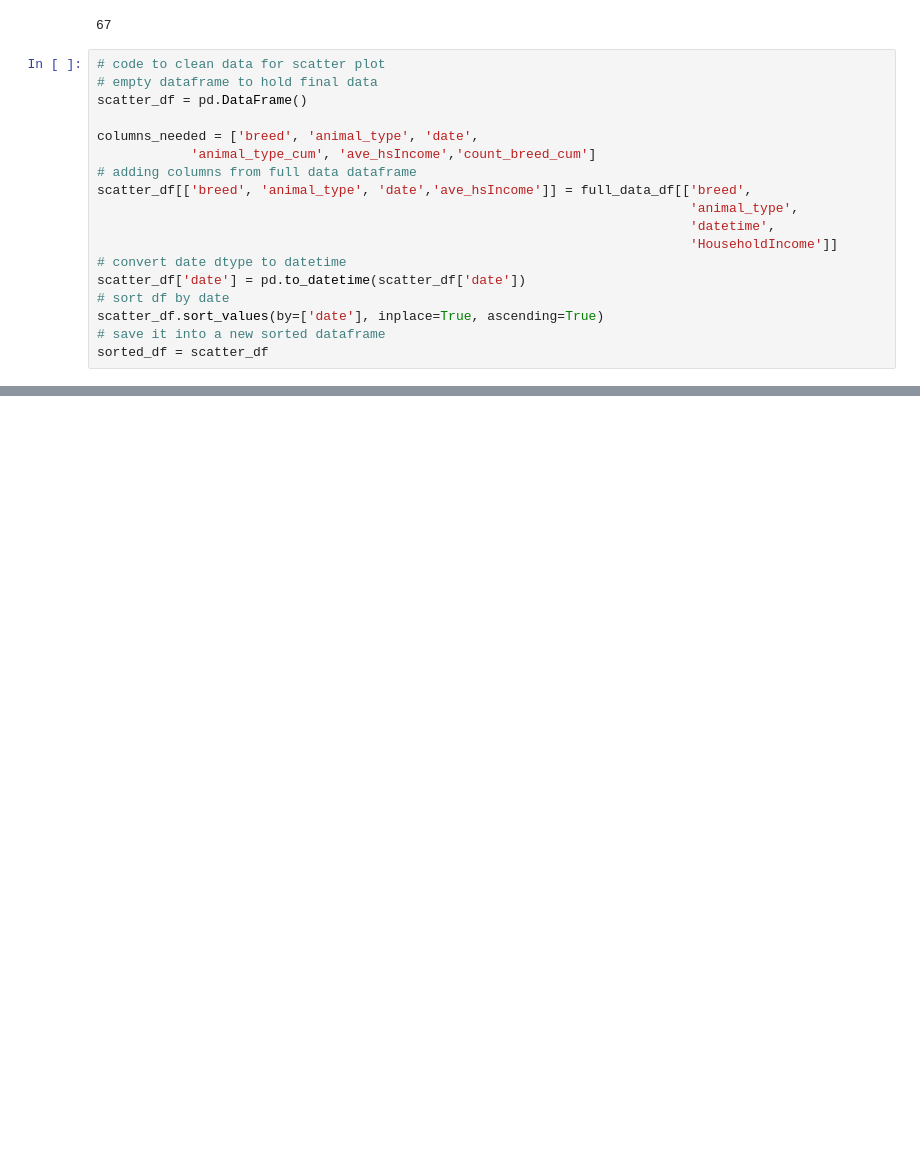
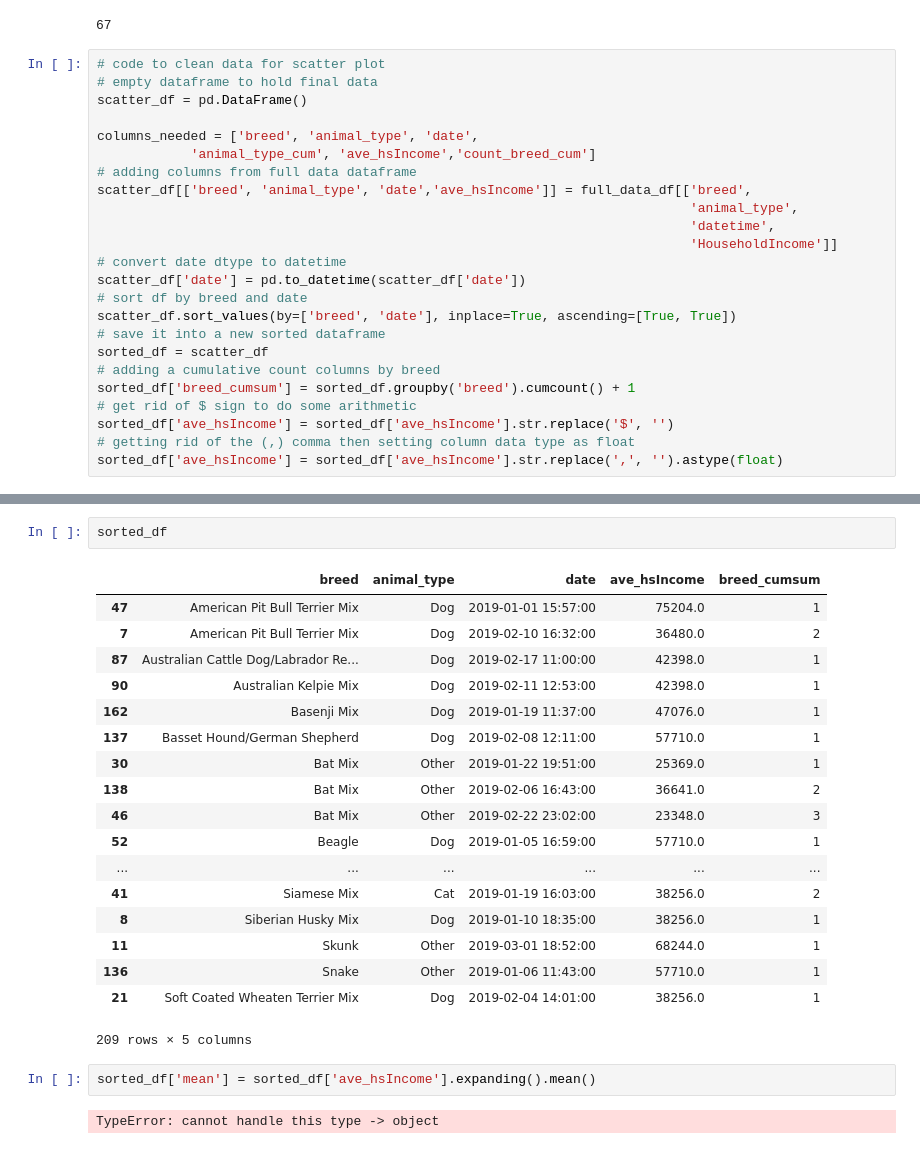
Before and after one commit to ziangzhang10/austin-animal-shelters, a Jupyter notebook: geopandas.ipynb, the cells around one changed output, grey strips where cells are left out. Cells and saved outputs as stored; diff of their text form; blank space fills up the shorter version.

Commit message:
push chages to data cleaning

```diff
--- a/geopandas.ipynb
+++ b/geopandas.ipynb
@@ -179,7 +197,13 @@ scatter_df[['breed', 'animal_type', 'date','ave_hsIncome']] = full_data_df[['bre
                                                                             'HouseholdIncome']]
 # convert date dtype to datetime
 scatter_df['date'] = pd.to_datetime(scatter_df['date'])
-# sort df by date
-scatter_df.sort_values(by=['date'], inplace=True, ascending=True)
+# sort df by breed and date
+scatter_df.sort_values(by=['breed', 'date'], inplace=True, ascending=[True, True])
 # save it into a new sorted dataframe
 sorted_df = scatter_df
+# adding a cumulative count columns by breed
+sorted_df['breed_cumsum'] = sorted_df.groupby('breed').cumcount() + 1
+# get rid of $ sign to do some arithmetic
+sorted_df['ave_hsIncome'] = sorted_df['ave_hsIncome'].str.replace('$', '')
+# getting rid of the (,) comma then setting column data type as float
+sorted_df['ave_hsIncome'] = sorted_df['ave_hsIncome'].str.replace(',', '').astype(float)
@@ -205,0 +221,25 @@ sorted_df = scatter_df
+# %%
+sorted_df
+# %% [output]
+|  | breed | animal_type | date | ave_hsIncome | breed_cumsum |
+| 47 | American Pit Bull Terrier Mix | Dog | 2019-01-01 15:57:00 | 75204.0 | 1 |
+| 7 | American Pit Bull Terrier Mix | Dog | 2019-02-10 16:32:00 | 36480.0 | 2 |
+| 87 | Australian Cattle Dog/Labrador Re... | Dog | 2019-02-17 11:00:00 | 42398.0 | 1 |
+| 90 | Australian Kelpie Mix | Dog | 2019-02-11 12:53:00 | 42398.0 | 1 |
+| 162 | Basenji Mix | Dog | 2019-01-19 11:37:00 | 47076.0 | 1 |
+| 137 | Basset Hound/German Shepherd | Dog | 2019-02-08 12:11:00 | 57710.0 | 1 |
+| 30 | Bat Mix | Other | 2019-01-22 19:51:00 | 25369.0 | 1 |
+| 138 | Bat Mix | Other | 2019-02-06 16:43:00 | 36641.0 | 2 |
+| 46 | Bat Mix | Other | 2019-02-22 23:02:00 | 23348.0 | 3 |
+| 52 | Beagle | Dog | 2019-01-05 16:59:00 | 57710.0 | 1 |
+| ... | ... | ... | ... | ... | ... |
+| 41 | Siamese Mix | Cat | 2019-01-19 16:03:00 | 38256.0 | 2 |
+| 8 | Siberian Husky Mix | Dog | 2019-01-10 18:35:00 | 38256.0 | 1 |
+| 11 | Skunk | Other | 2019-03-01 18:52:00 | 68244.0 | 1 |
+| 136 | Snake | Other | 2019-01-06 11:43:00 | 57710.0 | 1 |
+| 21 | Soft Coated Wheaten Terrier Mix | Dog | 2019-02-04 14:01:00 | 38256.0 | 1 |
+209 rows × 5 columns
+# %%
+sorted_df['mean'] = sorted_df['ave_hsIncome'].expanding().mean()
+# %% [output]
+TypeError: cannot handle this type -> object
```
Also changed, not shown: parts of 4 cells of this notebook.
